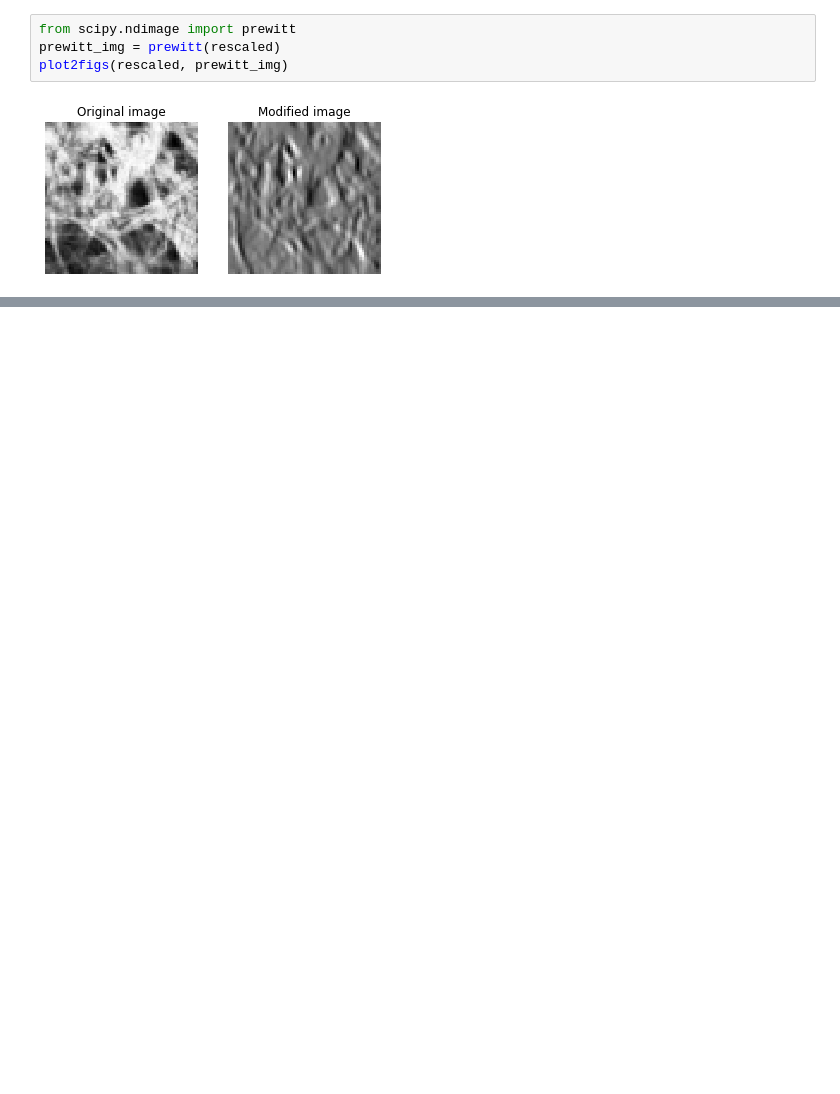
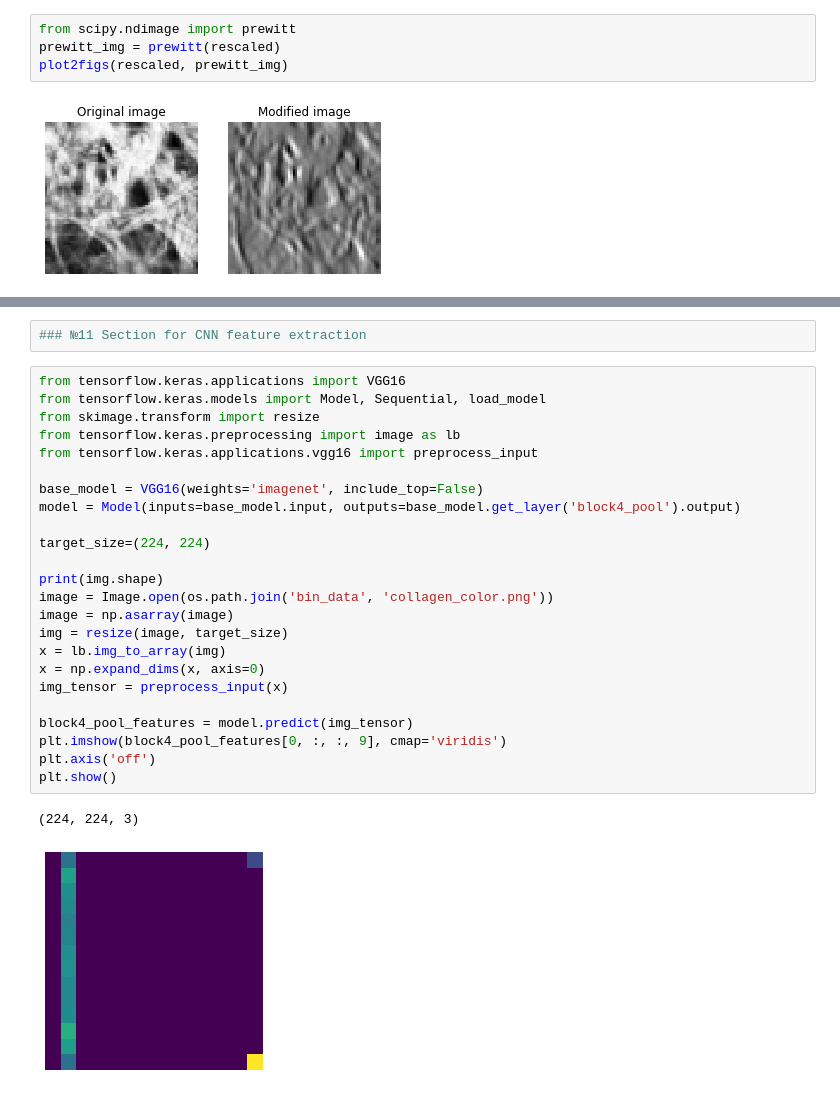
Before and after one commit to biophotonics-lab-tsu/monograph, a Jupyter notebook: image_processing_notebook.ipynb, the cells around one changed output, grey strips where cells are left out. Saved outputs shown, nothing was run; the diff lists cells and outputs as text; blank space fills up the shorter version.

```diff
--- a/image_processing_notebook.ipynb
+++ b/image_processing_notebook.ipynb
@@ -76,0 +116,29 @@ plot2figs(rescaled, wt)
+# %%
+### №11 Section for CNN feature extraction
+# %%
+from tensorflow.keras.applications import VGG16
+from tensorflow.keras.models import Model, Sequential, load_model
+from skimage.transform import resize
+from tensorflow.keras.preprocessing import image as lb
+from tensorflow.keras.applications.vgg16 import preprocess_input
+
+base_model = VGG16(weights='imagenet', include_top=False)
+model = Model(inputs=base_model.input, outputs=base_model.get_layer('block4_pool').output)
+
+target_size=(224, 224)
+
+print(img.shape)
+image = Image.open(os.path.join('bin_data', 'collagen_color.png'))
+image = np.asarray(image)
+img = resize(image, target_size)
+x = lb.img_to_array(img)
+x = np.expand_dims(x, axis=0)
+img_tensor = preprocess_input(x)
+
+block4_pool_features = model.predict(img_tensor)
+plt.imshow(block4_pool_features[0, :, :, 9], cmap='viridis')
+plt.axis('off')
+plt.show()
+# %% [output]
+(224, 224, 3)
+[figure, added]
```
Also changed, not shown: parts of 16 cells of this notebook, 2 other files.
